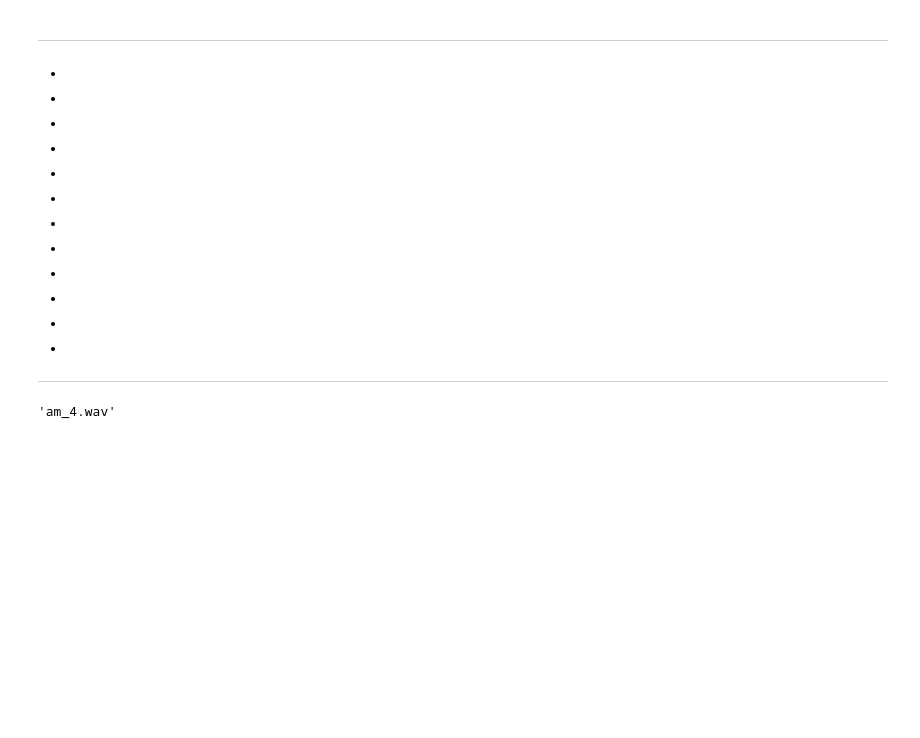
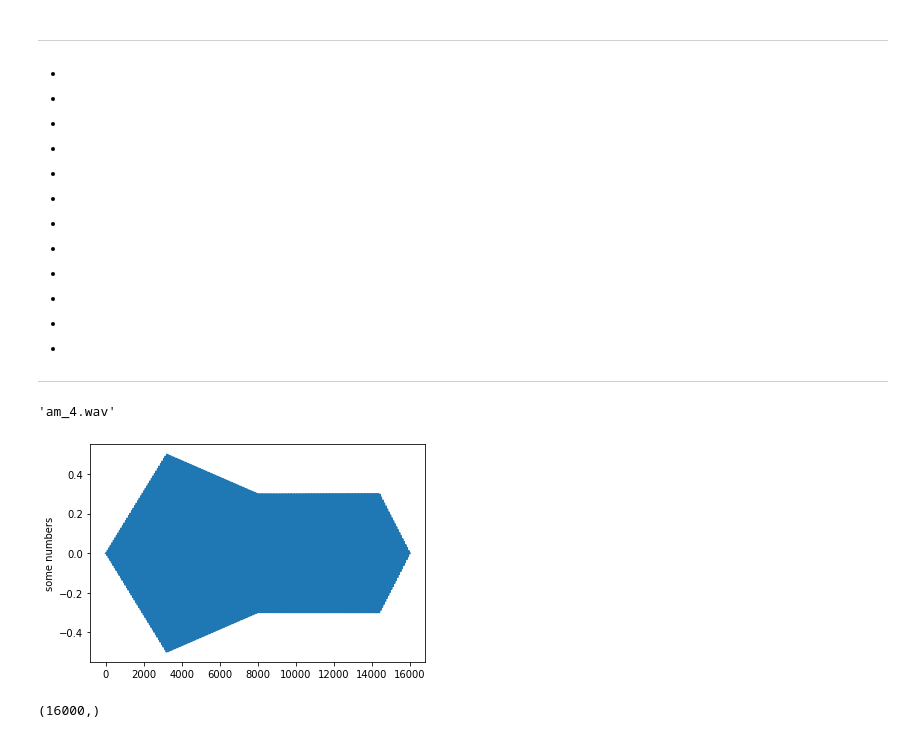
Before and after one commit to mezaga/ACIML, a Jupyter notebook: ACIML_seminario_prototype_final.ipynb, the cells around one changed output. Drawn from its saved outputs; the diff is of its cells as text; code cells hidden in the pictures; blank space fills up the shorter version.

```diff
--- a/ACIML_seminario_prototype_final.ipynb
+++ b/ACIML_seminario_prototype_final.ipynb
@@ -54,12 +72,12 @@ track_num = []
 2. Evalúa la celda.
 3. Repite hasta tener todos los conjuntos que necesites
 # %%
-#@title Carga de archivos
+#@title Carga de audios
 ##
 
 from google.colab import files
 #@ tectInserta
-text = 'fm' #@param {type:"string"}
+text = 'am' #@param {type:"string"}
 #AUDIO_LOAD = []
 sr16k = 16000
 secs = 1
@@ -394,0 +544,23 @@ if modelo == True:
+# %%
+def envelope(atk,dcy,susTime,rel, durs, sr):
+ env = np.concatenate((np.linspace(0,atk,int(durs[0]*sr/1)), np.linspace(atk,dcy, int(durs[1]*sr/1)), np.linspace(susTime,susTime, int(durs[2]*sr/1)),np.linspace(susTime,0, int(durs[3]*sr/1))),axis = None)
+ return env
+# %%
+def sinusoid(freq=440.0, dur=1.0, srate=16000, amp=1.0, phase = 0.0):
+    t = np.linspace(0,dur,int(srate*dur))
+    data = amp * np.sin(2*np.pi*freq *t+phase)
+    return data
+# %%
+
+z = envelope(0.5,0.3,0.3,0.1,[0.2,0.3,0.4,0.1], 16000*1)
+s = sinusoid(100)
+s = am([100,1],2)
+s = addsyn(200,1,[0.5,0.2,0.1])
+#s = fm([100,23],1,10)
+signal = s * z
+import matplotlib.pyplot as plt
+plt.plot(s*z)
+plt.ylabel('some numbers')
+plt.show()
+# %% [output]
+[figure, added]
@@ -394,0 +577,4 @@ if modelo == True:
+# %%
+z = envelope(0.5,0.3,0.3,0.1,[0.2,0.3,0.4,0.1], 16000)
+# %% [output]
+(16000,)
```
Also changed, not shown: parts of 22 cells of this notebook.
